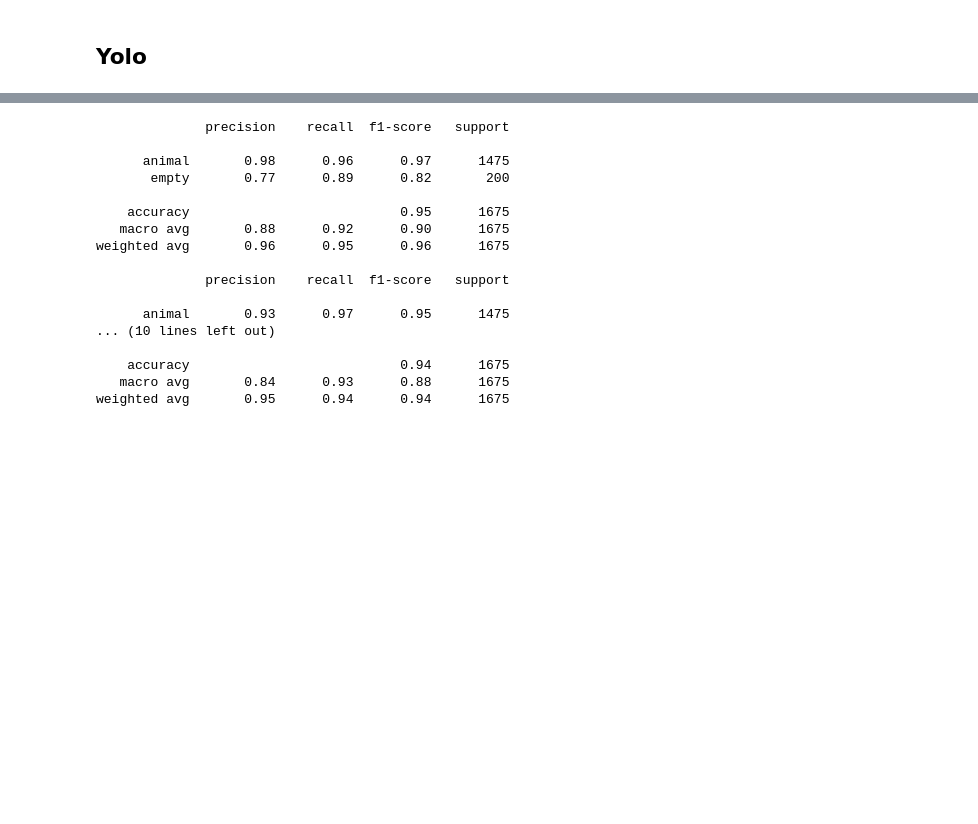
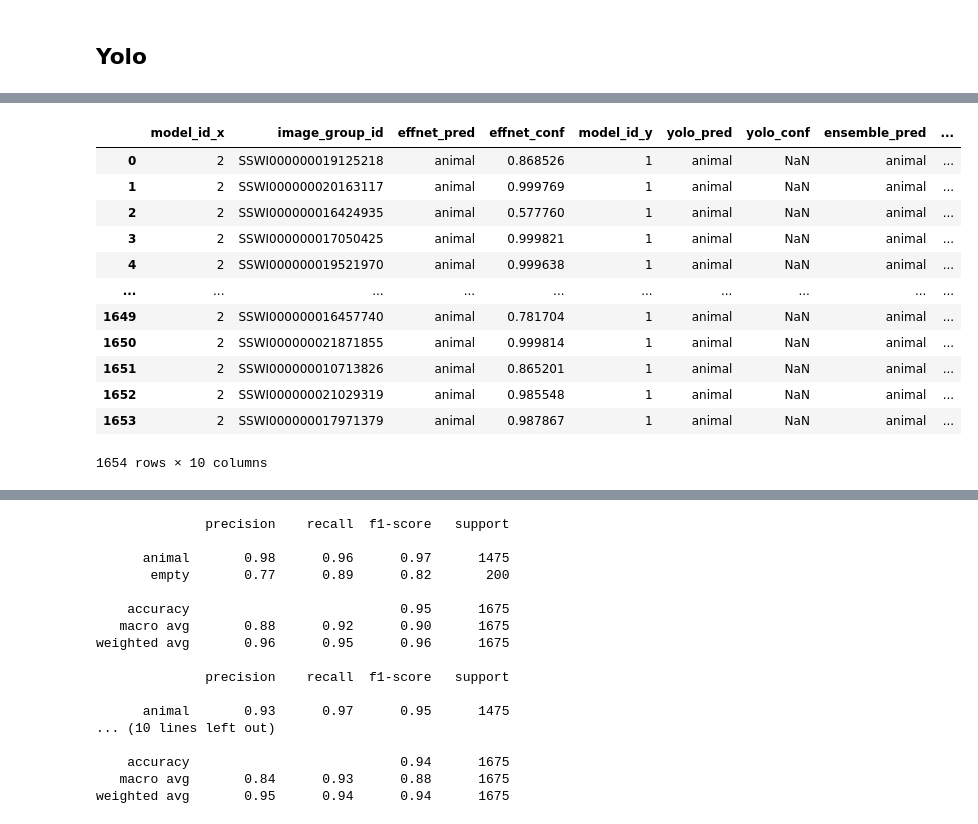
Before and after one commit to jroshanucb/capstone, a Jupyter notebook: ensemble/Yolo Predictions.ipynb, the cells around one changed output, grey strips where cells are left out. Drawn from its saved outputs; the diff is of its cells as text; code cells hidden in the pictures; blank space fills up the shorter version.

Commit message:
stage 1 with csv input format

```diff
--- a/ensemble/Yolo Predictions.ipynb
+++ b/ensemble/Yolo Predictions.ipynb
@@ -49,6 +49,12 @@ labels.insert(0, 'class', range(0, len(labels)))
 # %% [markdown]
 ## Yolo
 # %%
+#Read lines from txt results file
+
+top_path = '../src/'
+output_file = 'model_output_11202021_4.csv'
+
+
 #Read lines from txt results file
 
 top_path = '../results/JSON_txt_outputs/'
@@ -204,2 +62,0 @@ weighted avg       0.96      0.96      0.96      1675
-# %%
-truth_file['true_blank_class'] = truth_file['true_class'].apply(lambda x: 'empty' if x == 'blank' else 'animal')
@@ -205,0 +196,16 @@ truth_file['true_blank_class'] = truth_file['true_class'].apply(lambda x: 'empty
+# %%
+merged_stage_1_pred_conf
+# %% [output]
+|  | model_id_x | image_group_id | effnet_pred | effnet_conf | model_id_y | yolo_pred | yolo_conf | ensemble_pred | ... |
+| 0 | 2 | SSWI000000019125218 | animal | 0.868526 | 1 | animal | NaN | animal | ... |
+| 1 | 2 | SSWI000000020163117 | animal | 0.999769 | 1 | animal | NaN | animal | ... |
+| 2 | 2 | SSWI000000016424935 | animal | 0.577760 | 1 | animal | NaN | animal | ... |
+| 3 | 2 | SSWI000000017050425 | animal | 0.999821 | 1 | animal | NaN | animal | ... |
+| 4 | 2 | SSWI000000019521970 | animal | 0.999638 | 1 | animal | NaN | animal | ... |
+| ... | ... | ... | ... | ... | ... | ... | ... | ... | ... |
+| 1649 | 2 | SSWI000000016457740 | animal | 0.781704 | 1 | animal | NaN | animal | ... |
+| 1650 | 2 | SSWI000000021871855 | animal | 0.999814 | 1 | animal | NaN | animal | ... |
+| 1651 | 2 | SSWI000000010713826 | animal | 0.865201 | 1 | animal | NaN | animal | ... |
+| 1652 | 2 | SSWI000000021029319 | animal | 0.985548 | 1 | animal | NaN | animal | ... |
+| 1653 | 2 | SSWI000000017971379 | animal | 0.987867 | 1 | animal | NaN | animal | ... |
+1654 rows × 10 columns
```
Also changed, not shown: parts of 10 cells of this notebook, 3 other files.
